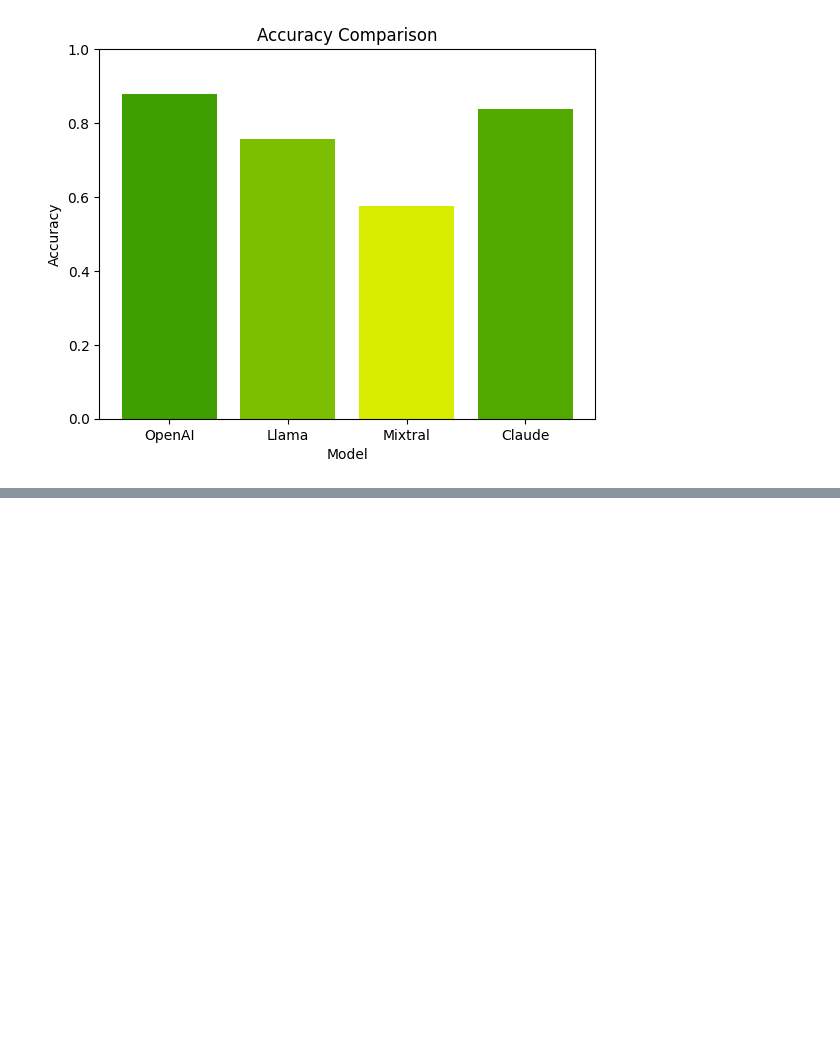
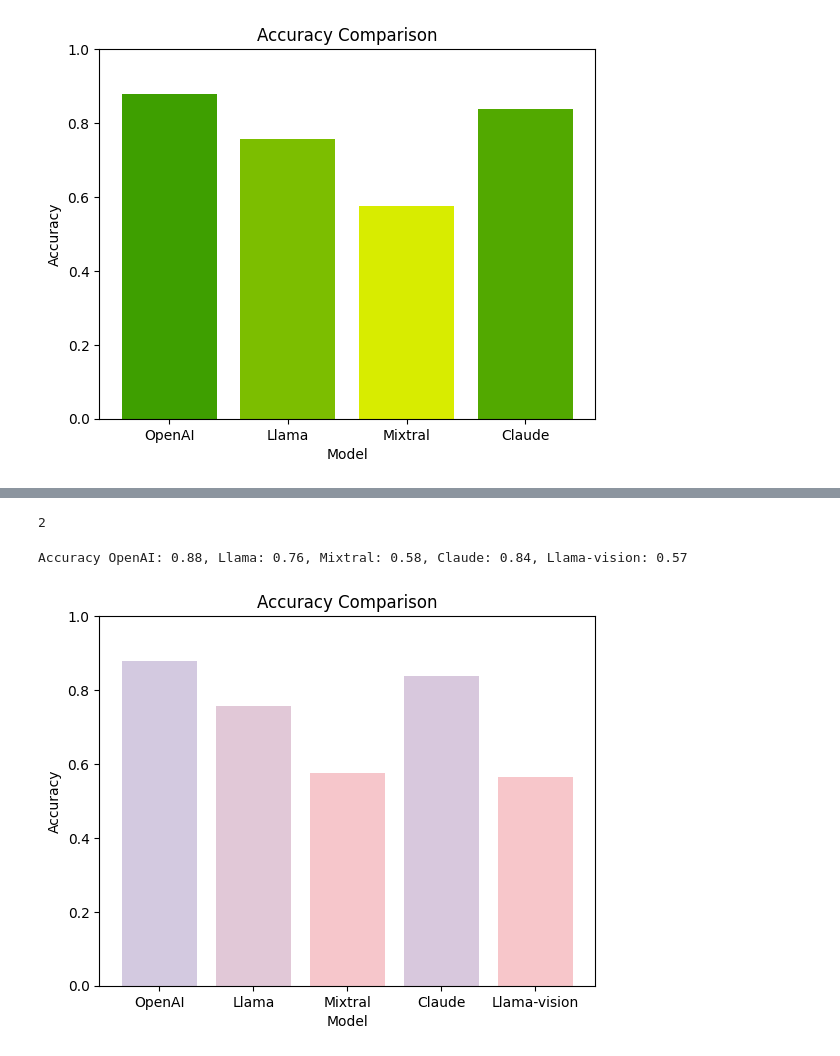
Before and after one commit to anushadudi/ollama_agent, a Jupyter notebook: table_fact_check.ipynb, the cells around one changed output, grey strips where cells are left out. Drawn from its saved outputs; the diff is of its cells as text; code cells hidden in the pictures; blank space fills up the shorter version.

Commit message:
with vision

```diff
--- a/table_fact_check.ipynb
+++ b/table_fact_check.ipynb
@@ -258,0 +360,4 @@ plt.show()
+# %%
+df_eval = eval_data_results[:3]
+for row in df_eval:
+    print(row)
@@ -258,0 +372,15 @@ plt.show()
+# %%
+df_eval = eval_data_results[:1]
+for index, row in df_eval.iterrows():
+    statement = row['prompt'][1]['content']
+    img_name = os.path.splitext(row['key'])[0] + '.png'
+    img_url = f'./csv_images/{img_name}'
+    text = row['prompt'][0]['content']
+    start_index = text.find("data of ") + len("data of ")
+    end_index = text.find(":")
+    caption = text[start_index:end_index].strip()
+    # print(f"{statement}, {img_url}, {caption}")
+    # prompt = get_image_prompt(img_url, statement, caption)
+    # print(prompt)
+    response = get_llama_vision_response(prompt)
+    print(response)
@@ -258,0 +490,49 @@ plt.show()
+# %%
+len(failed_index)
+# %% [output]
+2
+# %%
+import matplotlib.pyplot as plt
+import numpy as np
+from matplotlib.colors import LinearSegmentedColormap
+from datetime import datetime
+
+
+# eval_data
+
+# timestamp = datetime.now().strftime('%Y-%m-%d_%H-%M-%S')
+# filename = f'results_{timestamp}.json'
+# eval_data.to_json(f'./table_fact_check/{filename}', orient='records')
+
+# eval_data['openai_result'] = eval_data['openai_result'].apply(lambda x : int(x))
+
+
+df = df_eval
+accuracy_openai = (df['expected_result'] == df['openai_result']).mean()
+accuracy_llama = (df['expected_result'] == df['llama_result']).mean()
+accuracy_mixtral = (df['expected_result'] == df['mixtral_result']).mean()
+accuracy_claude = (df['expected_result'] == df['claude_result']).mean()
+accuracy_llama_vision = (df['expected_result'] == df['llama32_11b_vision_result']).mean()
+print(f'Accuracy OpenAI: {accuracy_openai:.2f}, Llama: {accuracy_llama:.2f}, Mixtral: {accuracy_mixtral:.2f}, Claude: {accuracy_claude:.2f}, Llama-vision: {accuracy_llama_vision:.2f}')
+
+
+# Define a custom colormap
+cmap = LinearSegmentedColormap.from_list("custom", [ "#87CEEB", "#FFC5C5", "#C5CAE9" ]) #"#C5CAE9"
+methods = ['OpenAI', 'Llama', 'Mixtral', 'Claude', 'Llama-vision']
+accuracy = [accuracy_openai, accuracy_llama, accuracy_mixtral, accuracy_claude, accuracy_llama_vision]
+# Normalize the accuracy values to be between 0 and 1
+norm = plt.Normalize(vmin=0, vmax=1)
+# Create a bar chart with colored bars
+for i, (method, acc) in enumerate(zip(methods, accuracy)):
+    plt.bar(i, acc, color=cmap(norm(acc)))
+# Set the title and labels
+plt.title('Accuracy Comparison')
+plt.xlabel('Model')
+plt.ylabel('Accuracy')
+plt.xticks(range(len(methods)), methods)
+plt.ylim([0, 1])  # Set y-axis limits to [0, 1]
+# Show the plot
+plt.show()
+# %% [output]
+Accuracy OpenAI: 0.88, Llama: 0.76, Mixtral: 0.58, Claude: 0.84, Llama-vision: 0.57
+[figure, added]
```
Also changed, not shown: parts of 15 cells of this notebook.
